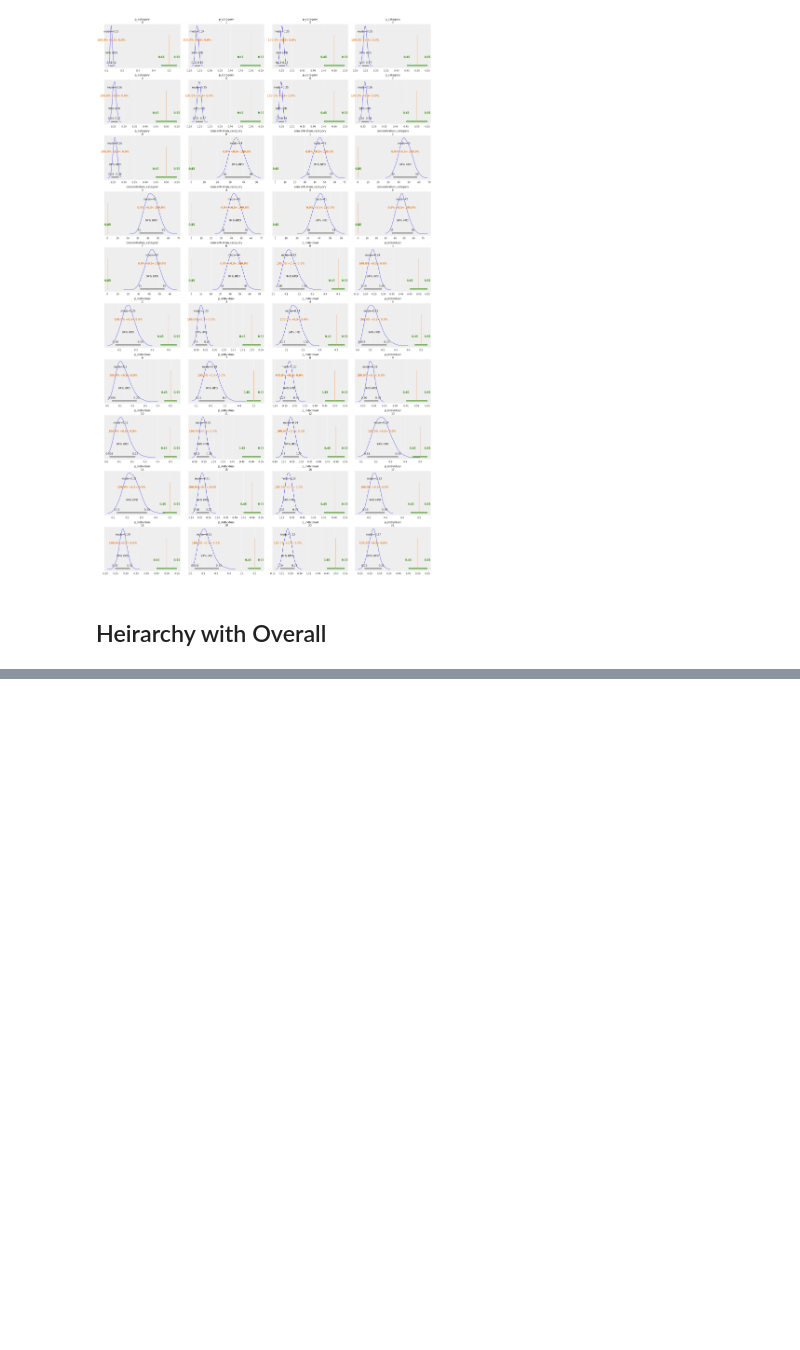
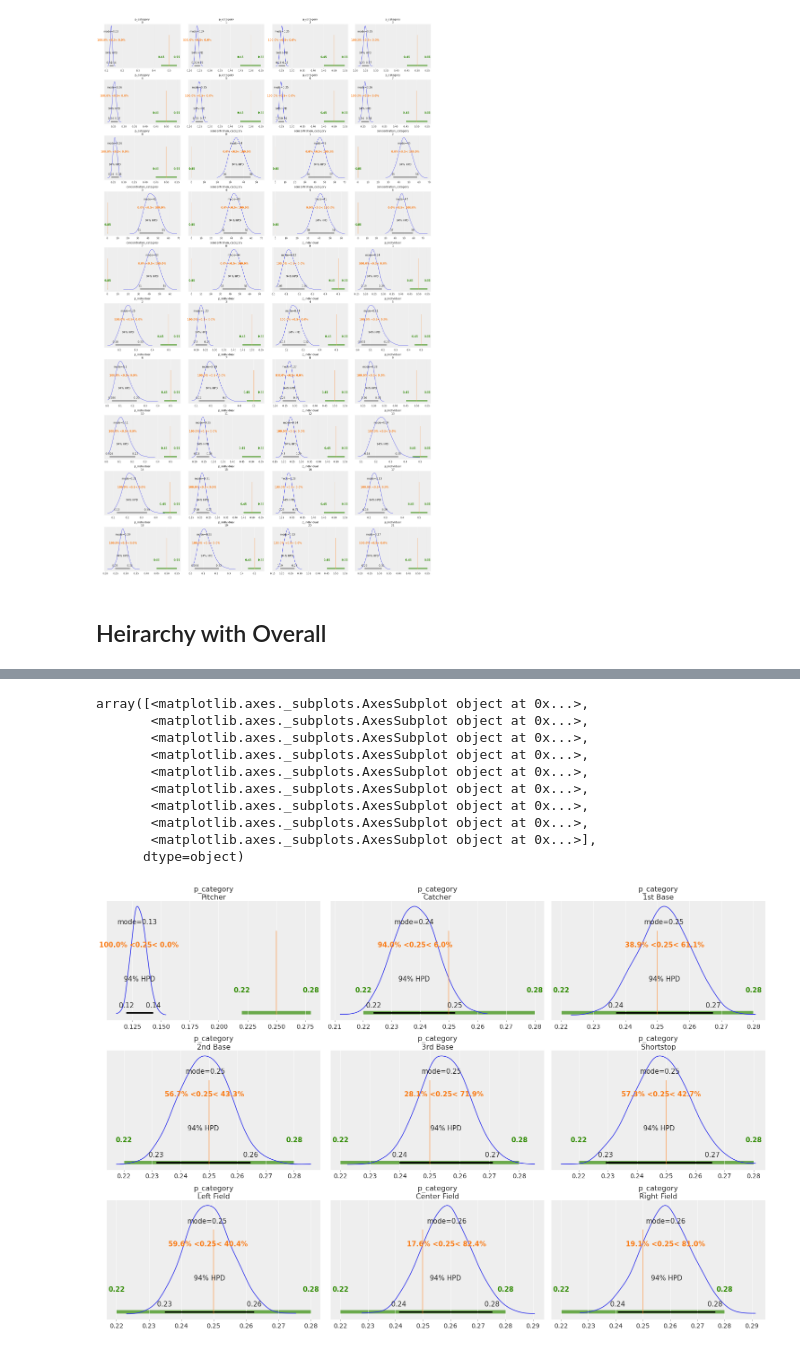
Before and after one commit to ctarrington/data-science-hw, a Jupyter notebook: dbda/ch09-heirarchical-models/heirarchical_binomial_baseball.ipynb, the cells around one changed output, grey strips where cells are left out. Drawn from its saved outputs; the diff is of its cells as text; code cells hidden in the pictures; blank space fills up the shorter version.

```diff
--- a/dbda/ch09-heirarchical-models/heirarchical_binomial_baseball.ipynb
+++ b/dbda/ch09-heirarchical-models/heirarchical_binomial_baseball.ipynb
@@ -208,0 +234,19 @@ p_individual[947]       0.269  0.018   0.236  ...    5455.0    2752.0    1.0
+# %%
+mid_point = trace_h_o['p_overall'].mean()
+mid_point = round(mid_point, 2)
+left_point = round(mid_point-mid_point*0.1, 2)
+right_point = round(mid_point+mid_point*0.1, 2)
+# %%
+az.plot_posterior(data_h_o, rope=[left_point, right_point], ref_val=mid_point, point_estimate='mode', var_names='p_category')
+# %% [output]
+array([<matplotlib.axes._subplots.AxesSubplot object at 0x...>,
+       <matplotlib.axes._subplots.AxesSubplot object at 0x...>,
+       <matplotlib.axes._subplots.AxesSubplot object at 0x...>,
+       <matplotlib.axes._subplots.AxesSubplot object at 0x...>,
+       <matplotlib.axes._subplots.AxesSubplot object at 0x...>,
+       <matplotlib.axes._subplots.AxesSubplot object at 0x...>,
+       <matplotlib.axes._subplots.AxesSubplot object at 0x...>,
+       <matplotlib.axes._subplots.AxesSubplot object at 0x...>,
+       <matplotlib.axes._subplots.AxesSubplot object at 0x...>],
+      dtype=object)
+[figure, added]
```
Also changed, not shown: parts of 6 cells of this notebook.
